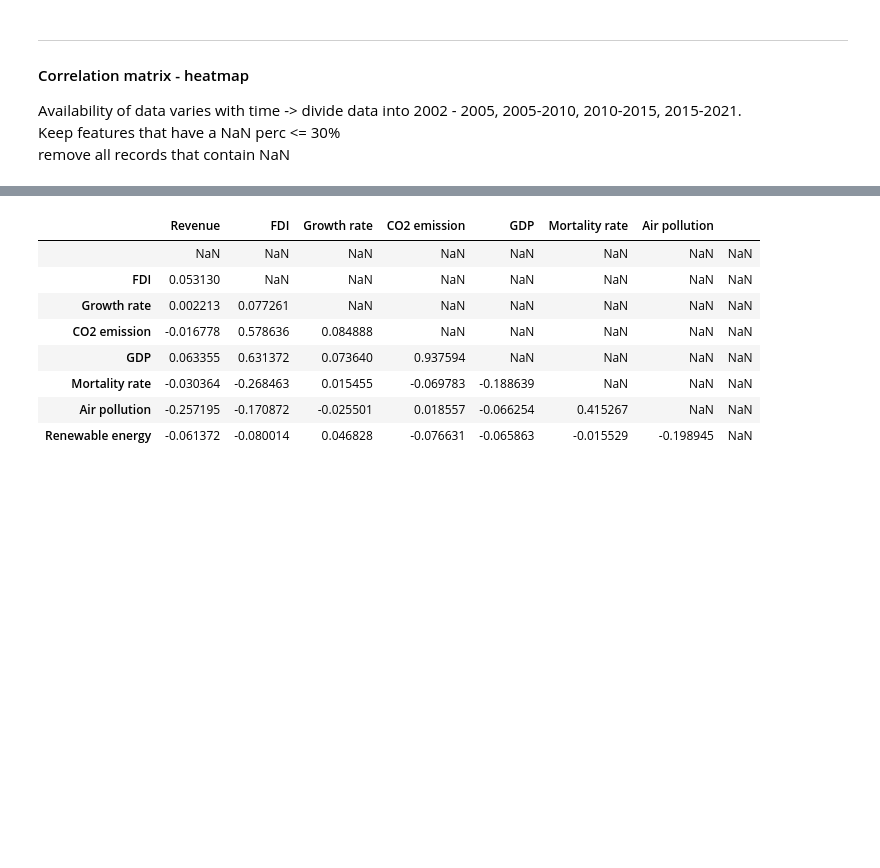
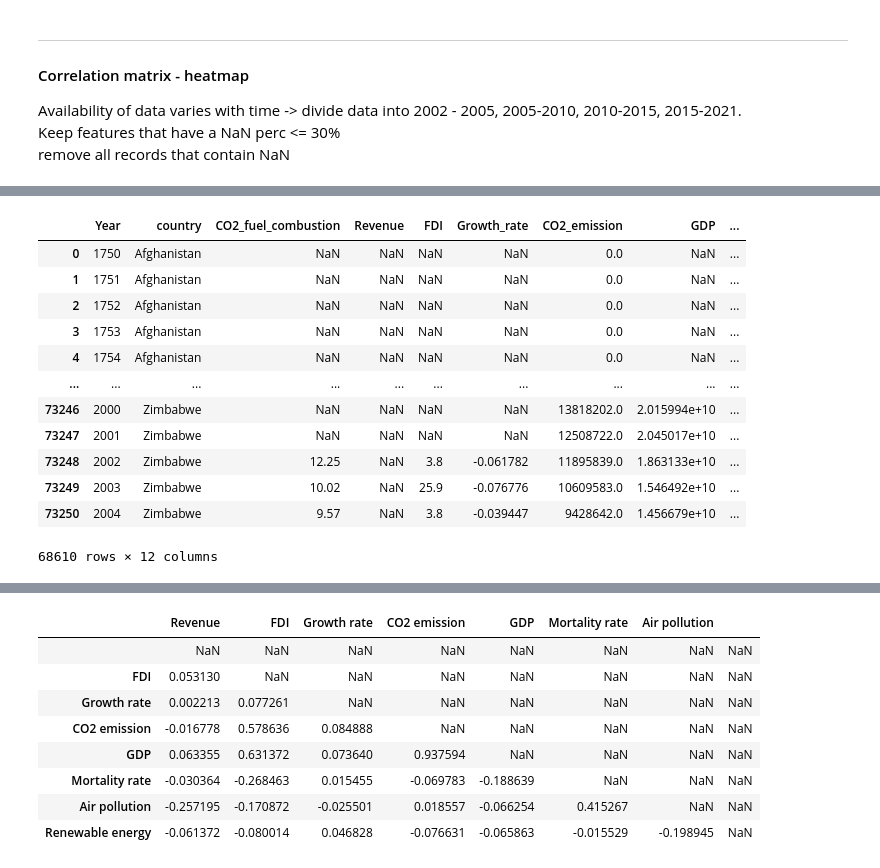
Before and after one commit to com-480-data-visualization/project-2023-unsdg_viz, a Jupyter notebook: milestone1/extract_data.ipynb, the cells around one changed output, grey strips where cells are left out. Saved outputs shown, nothing was run; the diff lists cells and outputs as text; code cells hidden in the pictures; blank space fills up the shorter version.

```diff
--- a/milestone1/extract_data.ipynb
+++ b/milestone1/extract_data.ipynb
@@ -123,6 +193,22 @@ elif period == 4:
         df_viz = corr_viz4
 else:
         print('Error, no valid Period')
+# %%
+df_viz
+# %% [output]
+|  | Year | country | CO2_fuel_combustion | Revenue | FDI | Growth_rate | CO2_emission | GDP | ... |
+| 0 | 1750 | Afghanistan | NaN | NaN | NaN | NaN | 0.0 | NaN | ... |
+| 1 | 1751 | Afghanistan | NaN | NaN | NaN | NaN | 0.0 | NaN | ... |
+| 2 | 1752 | Afghanistan | NaN | NaN | NaN | NaN | 0.0 | NaN | ... |
+| 3 | 1753 | Afghanistan | NaN | NaN | NaN | NaN | 0.0 | NaN | ... |
+| 4 | 1754 | Afghanistan | NaN | NaN | NaN | NaN | 0.0 | NaN | ... |
+| ... | ... | ... | ... | ... | ... | ... | ... | ... | ... |
+| 73246 | 2000 | Zimbabwe | NaN | NaN | NaN | NaN | 13818202.0 | 2.015994e+10 | ... |
+| 73247 | 2001 | Zimbabwe | NaN | NaN | NaN | NaN | 12508722.0 | 2.045017e+10 | ... |
+| 73248 | 2002 | Zimbabwe | 12.25 | NaN | 3.8 | -0.061782 | 11895839.0 | 1.863133e+10 | ... |
+| 73249 | 2003 | Zimbabwe | 10.02 | NaN | 25.9 | -0.076776 | 10609583.0 | 1.546492e+10 | ... |
+| 73250 | 2004 | Zimbabwe | 9.57 | NaN | 3.8 | -0.039447 | 9428642.0 | 1.456679e+10 | ... |
+68610 rows × 12 columns
 # %%
 def corr_heatmap(corr, period):
     custom_colorscale = [
```
Also changed, not shown: parts of 31 cells of this notebook, 1 other file.
